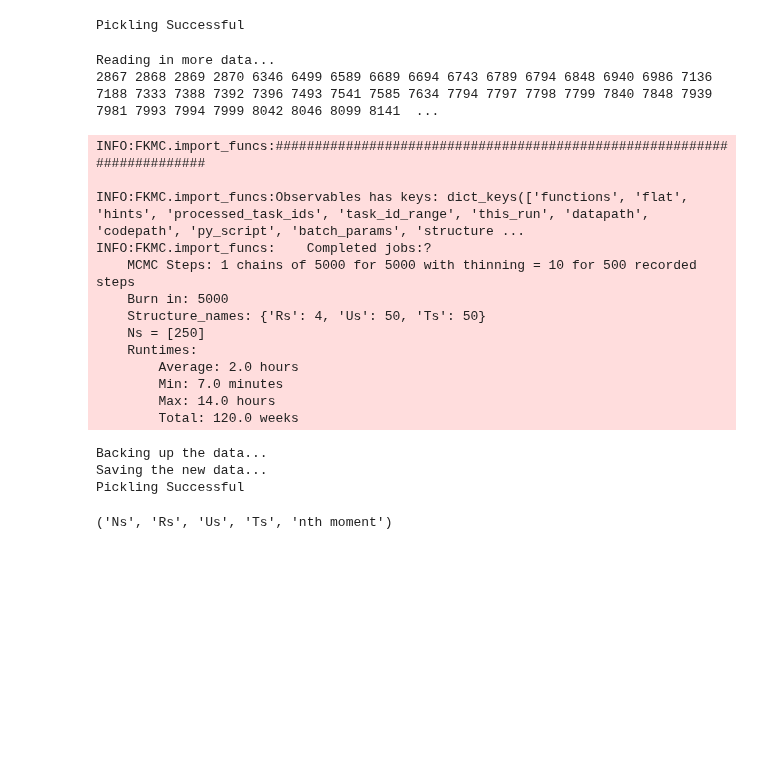
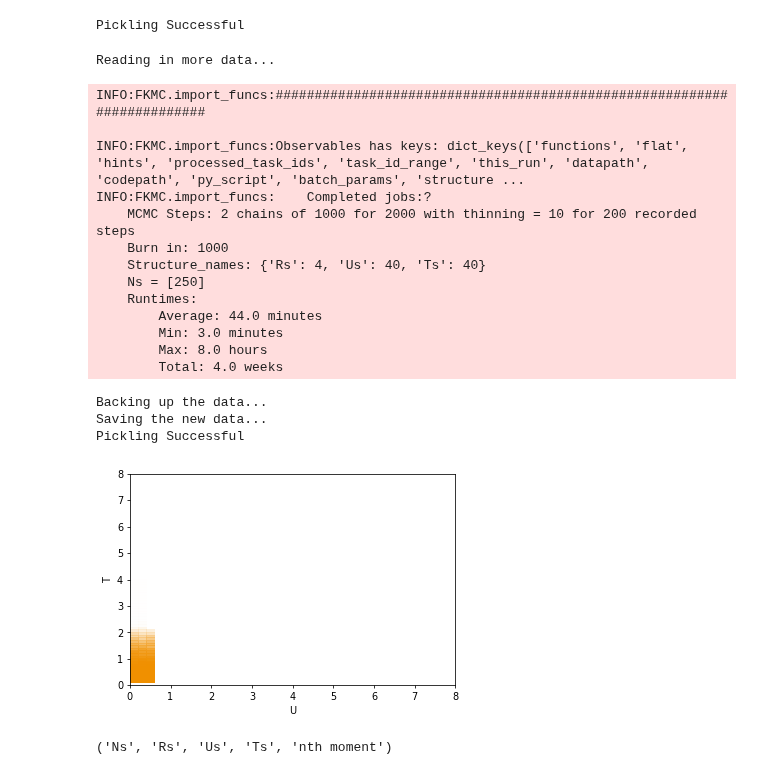
Before and after one commit to TomHodson/FKMC, a Jupyter notebook: notebooks/short_paper_figure_code/process_2D_phase_diagrams.ipynb, the cells around one changed output. Drawn from its saved outputs; the diff is of its cells as text; code cells hidden in the pictures; blank space fills up the shorter version.

```diff
--- a/notebooks/short_paper_figure_code/process_2D_phase_diagrams.ipynb
+++ b/notebooks/short_paper_figure_code/process_2D_phase_diagrams.ipynb
@@ -249,48 +311,51 @@ from FKMC.import_funcs import incremental_get_data_funcmap_chain_ext
 
 if 'oTU' not in globals():
     print("Loading incremental data...")
-    with open(Path('~/HPC_data/pickled_data/TU_finer_data.pickle').expanduser(), 'rb') as f:
+    with open(Path('~/HPC_data/pickled_data/TU_finer_data_DONT_USE.pickle').expanduser(), 'rb') as f:
         # Pickle the 'data' dictionary using the highest protocol available.
         oTU = pickle.load(f)
         oTU.functions = TUfunctions
 
 print("Reading in more data...")
 logging.basicConfig()
 logger = logging.getLogger()
 logger.setLevel(logging.INFO)
-incremental_get_data_funcmap_chain_ext(oTU, task_id_range = range(10000));
+incremental_get_data_funcmap_chain_ext(oTU, task_id_range = None)
 
 import shutil
 
 print("Backing up the data...")
 shutil.copy(Path('~/HPC_data/pickled_data/TU_finer_data.pickle').expanduser(), Path('~/HPC_data/pickled_data/TU_finer_data.pickle.backup').expanduser())
 
 
 print("Saving the new data...")
 with open(Path('~/HPC_data/pickled_data/TU_finer_data.pickle').expanduser(), 'wb') as f:
     # Pickle the 'data' dictionary using the highest protocol available.
     oTU.functions = None
     pickle.dump(oTU, f, pickle.HIGHEST_PROTOCOL)
     print('Pickling Successful')
+
+f, axes = plt.subplots(1,1, sharey = 'all', gridspec_kw = dict(wspace = 0.1))
+TU_phase_diagram(axes, oTU)
 # %% [output]
 Reading in more data...
-2867 2868 2869 2870 6346 6499 6589 6689 6694 6743 6789 6794 6848 6940 6986 7136 7188 7333 7388 7392 7396 7493 7541 7585 7634 7794 7797 7798 7799 7840 7848 7939 7981 7993 7994 7999 8042 8046 8099 8141  ...
 INFO:FKMC.import_funcs:########################################################################
 
 INFO:FKMC.import_funcs:Observables has keys: dict_keys(['functions', 'flat', 'hints', 'processed_task_ids', 'task_id_range', 'this_run', 'datapath', 'codepath', 'py_script', 'batch_params', 'structure ...
 INFO:FKMC.import_funcs:    Completed jobs:?
-    MCMC Steps: 1 chains of 5000 for 5000 with thinning = 10 for 500 recorded steps
-    Burn in: 5000
-    Structure_names: {'Rs': 4, 'Us': 50, 'Ts': 50}
+    MCMC Steps: 2 chains of 1000 for 2000 with thinning = 10 for 200 recorded steps
+    Burn in: 1000
+    Structure_names: {'Rs': 4, 'Us': 40, 'Ts': 40}
     Ns = [250]
     Runtimes:
-        Average: 2.0 hours
-        Min: 7.0 minutes
-        Max: 14.0 hours
-        Total: 120.0 weeks
+        Average: 44.0 minutes
+        Min: 3.0 minutes
+        Max: 8.0 hours
+        Total: 4.0 weeks
 Backing up the data...
 Saving the new data...
 Pickling Successful
+[figure, added]
 # %%
 oTU.hints.Mf_moments
 # %% [output]
```
Also changed, not shown: parts of 8 cells of this notebook, 6 other files.
